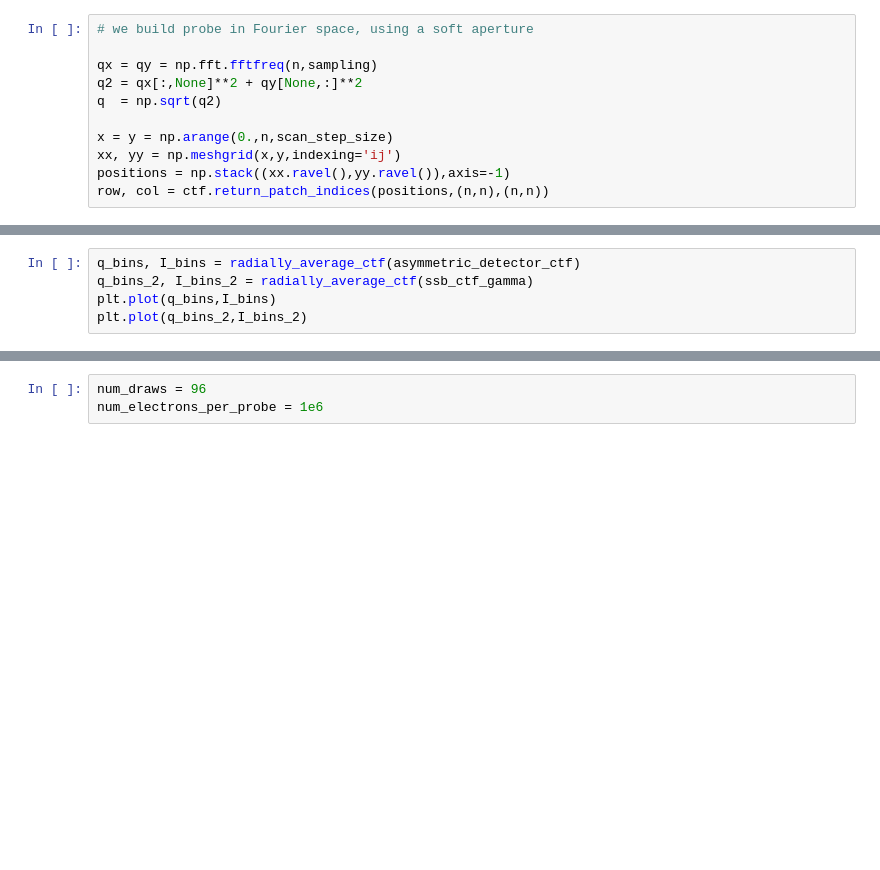
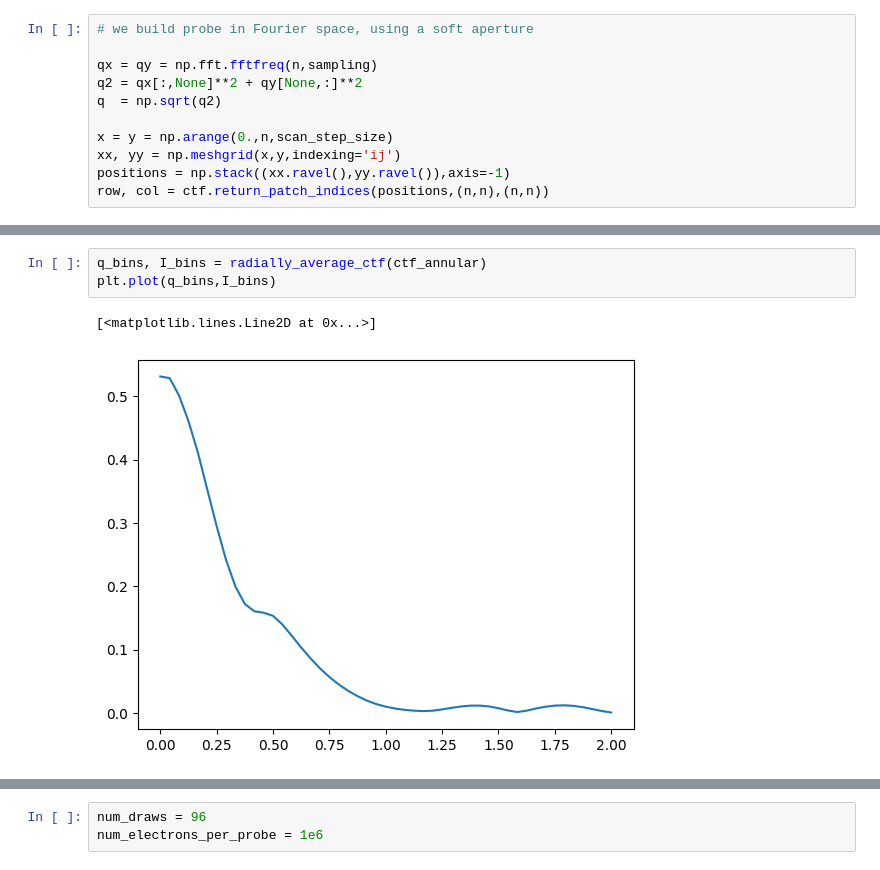
Before and after one commit to msa-em/stem-transfer-of-information, a Jupyter notebook: notebooks/icom-ssnr.ipynb, the cells around one changed output, grey strips where cells are left out. Drawn from its saved outputs; the diff is of its cells as text; blank space fills up the shorter version.

```diff
--- a/notebooks/icom-ssnr.ipynb
+++ b/notebooks/icom-ssnr.ipynb
@@ -485,5 +82,0 @@ plt.colorbar()
-# %%
-q_bins, I_bins = radially_average_ctf(asymmetric_detector_ctf)
-q_bins_2, I_bins_2 = radially_average_ctf(ssb_ctf_gamma)
-plt.plot(q_bins,I_bins)
-plt.plot(q_bins_2,I_bins_2)
@@ -809,0 +271,6 @@ plt.imshow(
+# %%
+q_bins, I_bins = radially_average_ctf(ctf_annular)
+plt.plot(q_bins,I_bins)
+# %% [output]
+[<matplotlib.lines.Line2D at 0x...>]
+[figure, added]
```
Also changed, not shown: parts of 55 cells of this notebook.
